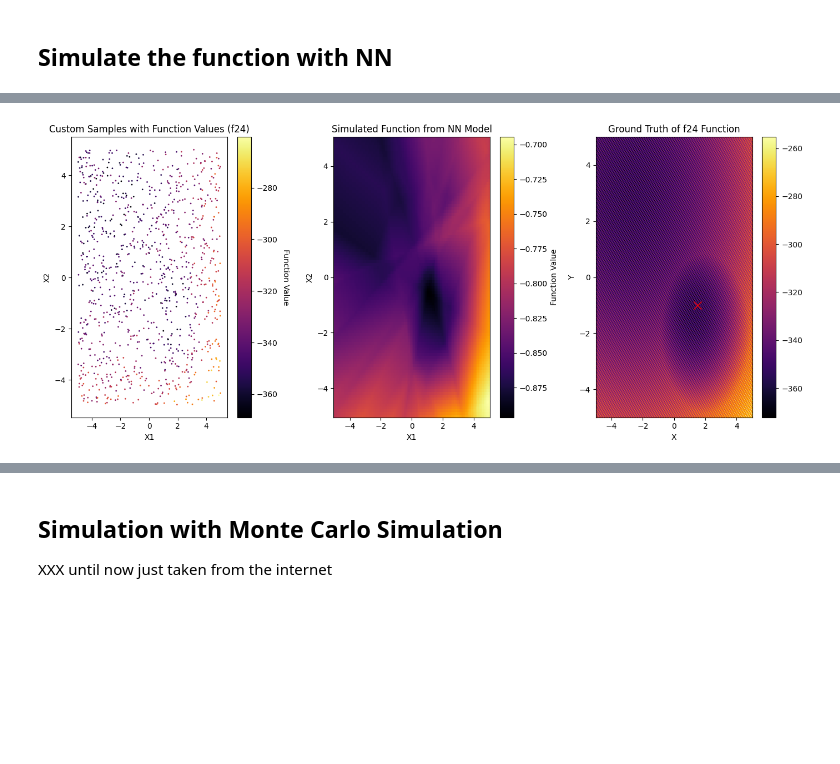
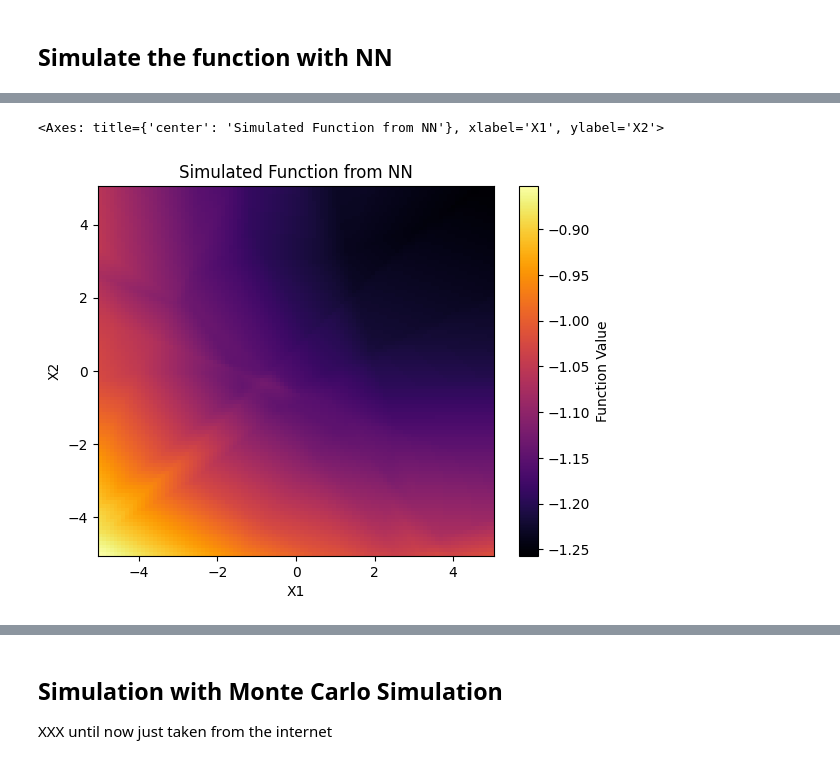
Before and after one commit to mo374z/OptimizationTestfunctionGeneration, a Jupyter notebook: main/function_simulation.ipynb, the cells around one changed output, grey strips where cells are left out. Cells and saved outputs as stored; diff of their text form; code cells hidden in the pictures; blank space fills up the shorter version.

```diff
--- a/main/function_simulation.ipynb
+++ b/main/function_simulation.ipynb
@@ -54,10 +24,0 @@ def plot_sampled_data(samples, results, f_number: str):
-# %%
-def plot_simulated_meshgrid(X, Y, mesh_results, model: str):
-    plt.pcolormesh(X, Y, mesh_results, cmap='inferno', shading='nearest')
-    plt.colorbar(label='Function Value')
-    plt.xlabel('X1')
-    plt.ylabel('X2')
-    plt.title(f'Simulated Function from {model}')
-
-
-    return plt.gca()
@@ -101,10 +55,10 @@ plt.show()
 # %% [markdown]
 ## Simulate the function with NN
 # %%
-# simulate the function with the aboth samples and results
-X = samples
-y = results.float()
+# simulate the function with the aboth samples and results|
+X_input = sample_f01[0]
+y_input = sample_f01[1].float()
 
 # transform numpy arrays to torch tensors
-X = torch.tensor(X, dtype=torch.float32).clone().detach()
-# y = torch.tensor(y, dtype=torch.float32).clone().detach()
+X_input = torch.tensor(X_input, dtype=torch.float32).clone().detach()
+#y_input = torch.tensor(y_input, dtype=torch.float32).clone().detach()
@@ -112,7 +72,7 @@ X = torch.tensor(X, dtype=torch.float32).clone().detach()
 # Train the NN model using the custom samples and their function values
 # XXX parameters are taken from chat gpt, need to be changed!
 input_dim = 2
-hidden_dim = 16
+hidden_dim = 14
 hidden_layers = 4
 output_dim = 1
 learning_rate = 0.001
@@ -166,24 +126,8 @@ with torch.no_grad():
     mesh_samples = np.c_[X.ravel(), Y.ravel()]
     mesh_samples_tensor = torch.tensor(mesh_samples, dtype=torch.float32)
     mesh_results = m(mesh_samples_tensor).reshape(X.shape)
-# %%
-# Plot the sampled points
-plt.figure(figsize=(14, 6))
-
-plt.subplot(1, 3, 1)
-plot_sampled_data(samples, results, problem_name)
-
-# Plot the predicted function values using a contour plot
-plt.subplot(1, 3, 2)
-plot_simulated_meshgrid(X, Y, mesh_results, "NN Model")
-
-
-# Plot the ground truth using a contour plot
-plt.subplot(1, 3, 3)
-plot_ground_truth(f_name=problem_name)
-
-
-plt.tight_layout()
-plt.show()
-# %% [output]
-[figure, removed]
+# %%
+plot_simulated_meshgrid(X, Y, mesh_results, model='NN')
+# %% [output]
+<Axes: title={'center': 'Simulated Function from NN'}, xlabel='X1', ylabel='X2'>
+[figure, added]
```
Also changed, not shown: parts of 14 cells of this notebook, 1 other file.
